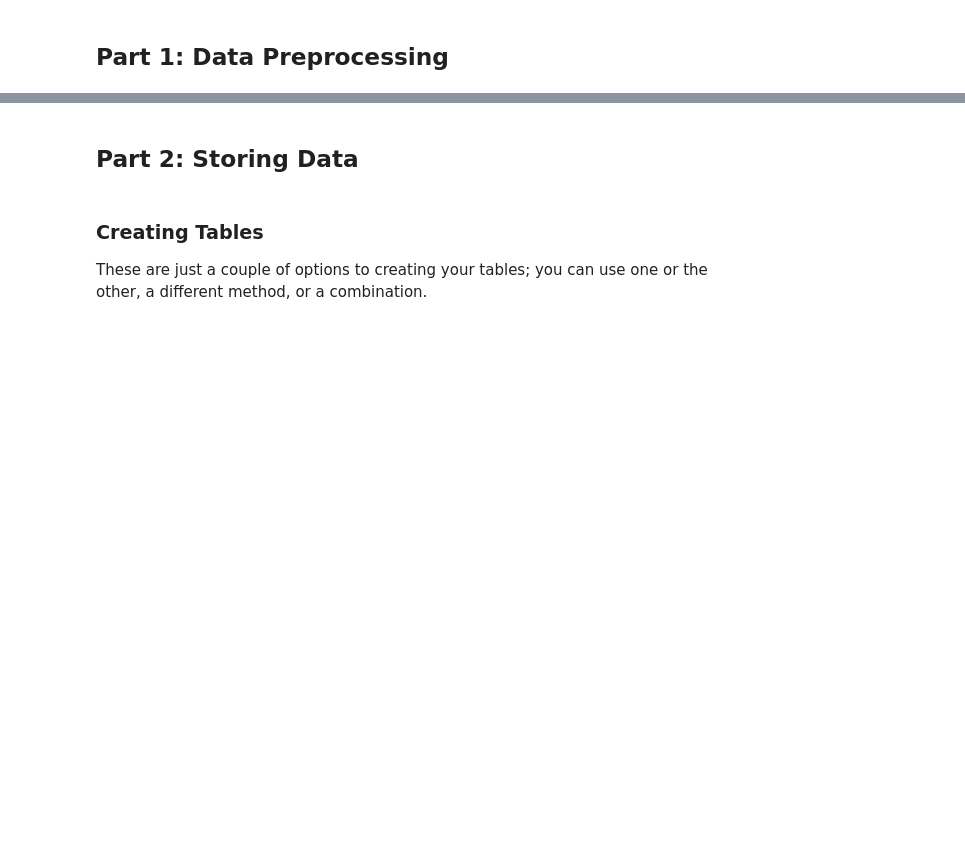
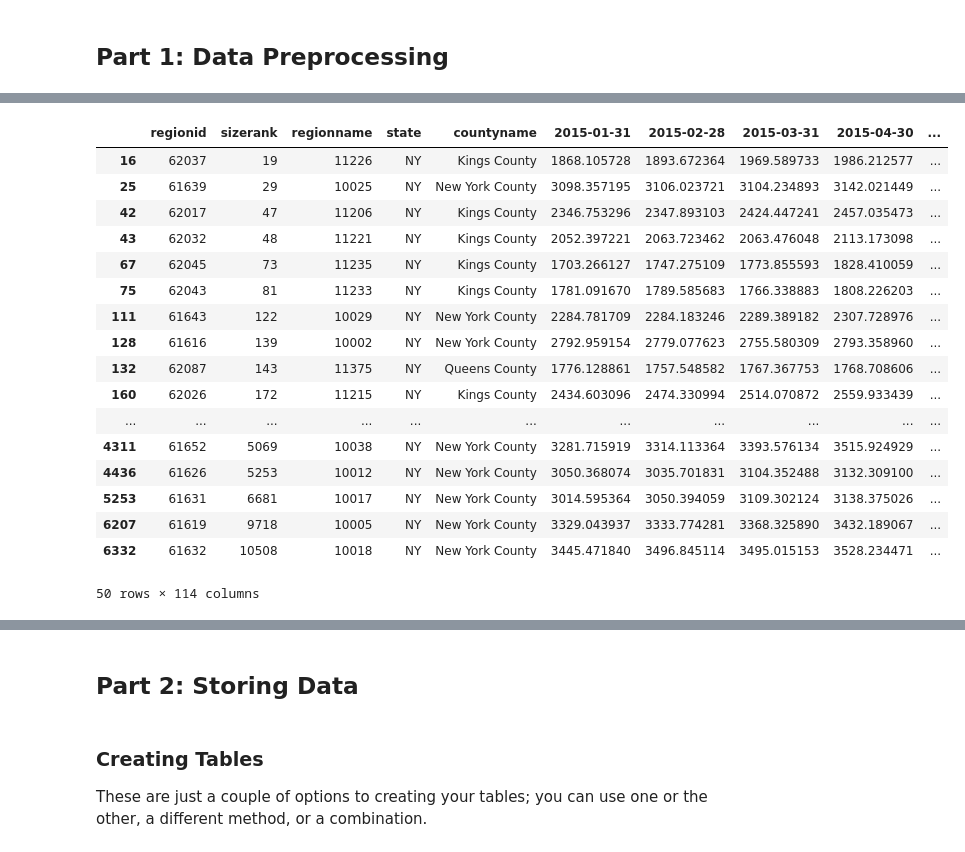
Before and after one commit to alexnaef/Tools-for-Analytics-Final-Project, a Jupyter notebook: Project Template.ipynb, the cells around one changed output, grey strips where cells are left out. Drawn from its saved outputs; the diff is of its cells as text; code cells hidden in the pictures; blank space fills up the shorter version.

Commit message:
Part 1 - Final Project
Creating and Cleaning DataFrames for Part 1 of the project.

```diff
--- a/Project Template.ipynb
+++ b/Project Template.ipynb
@@ -91,5 +207,37 @@ def download_and_clean_tree_data():
 # %%
-def load_and_clean_zillow_data():
-    raise NotImplementedError()
+data_dir = Path("data")
+
+def load_and_clean_zillow_data(zillow_datafile):
+    zillow_datafile = data_dir / "zillow_rent_data.csv"
+    zillow_df = pd.read_csv(zillow_datafile)
+    zillow_df = zillow_df.drop(columns = ['StateName', 'RegionType','Metro', 'City'])
+    zillow_df = zillow_df.dropna()
+    zillow_df.columns = zillow_df.columns.str.strip().str.lower()
+
+    return zillow_df
+
+zillow_datafile = 'data/zillow_rent_data.csv'  # Replace with your file path
+cleaned_zillow = load_and_clean_zillow_data(zillow_datafile)
+df_zillow = cleaned_zillow[cleaned_zillow['state'] == 'NY']
+df_zillow
+# %% [output]
+|  | regionid | sizerank | regionname | state | countyname | 2015-01-31 | 2015-02-28 | 2015-03-31 | 2015-04-30 | ... |
+| 16 | 62037 | 19 | 11226 | NY | Kings County | 1868.105728 | 1893.672364 | 1969.589733 | 1986.212577 | ... |
+| 25 | 61639 | 29 | 10025 | NY | New York County | 3098.357195 | 3106.023721 | 3104.234893 | 3142.021449 | ... |
+| 42 | 62017 | 47 | 11206 | NY | Kings County | 2346.753296 | 2347.893103 | 2424.447241 | 2457.035473 | ... |
+| 43 | 62032 | 48 | 11221 | NY | Kings County | 2052.397221 | 2063.723462 | 2063.476048 | 2113.173098 | ... |
+| 67 | 62045 | 73 | 11235 | NY | Kings County | 1703.266127 | 1747.275109 | 1773.855593 | 1828.410059 | ... |
+| 75 | 62043 | 81 | 11233 | NY | Kings County | 1781.091670 | 1789.585683 | 1766.338883 | 1808.226203 | ... |
+| 111 | 61643 | 122 | 10029 | NY | New York County | 2284.781709 | 2284.183246 | 2289.389182 | 2307.728976 | ... |
+| 128 | 61616 | 139 | 10002 | NY | New York County | 2792.959154 | 2779.077623 | 2755.580309 | 2793.358960 | ... |
+| 132 | 62087 | 143 | 11375 | NY | Queens County | 1776.128861 | 1757.548582 | 1767.367753 | 1768.708606 | ... |
+| 160 | 62026 | 172 | 11215 | NY | Kings County | 2434.603096 | 2474.330994 | 2514.070872 | 2559.933439 | ... |
+| ... | ... | ... | ... | ... | ... | ... | ... | ... | ... | ... |
+| 4311 | 61652 | 5069 | 10038 | NY | New York County | 3281.715919 | 3314.113364 | 3393.576134 | 3515.924929 | ... |
+| 4436 | 61626 | 5253 | 10012 | NY | New York County | 3050.368074 | 3035.701831 | 3104.352488 | 3132.309100 | ... |
+| 5253 | 61631 | 6681 | 10017 | NY | New York County | 3014.595364 | 3050.394059 | 3109.302124 | 3138.375026 | ... |
+| 6207 | 61619 | 9718 | 10005 | NY | New York County | 3329.043937 | 3333.774281 | 3368.325890 | 3432.189067 | ... |
+| 6332 | 61632 | 10508 | 10018 | NY | New York County | 3445.471840 | 3496.845114 | 3495.015153 | 3528.234471 | ... |
+50 rows × 114 columns
 # %%
 def load_all_data():
```
Also changed, not shown: parts of 16 cells of this notebook.
